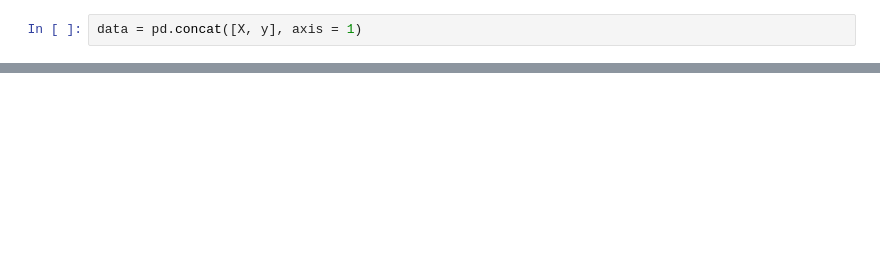
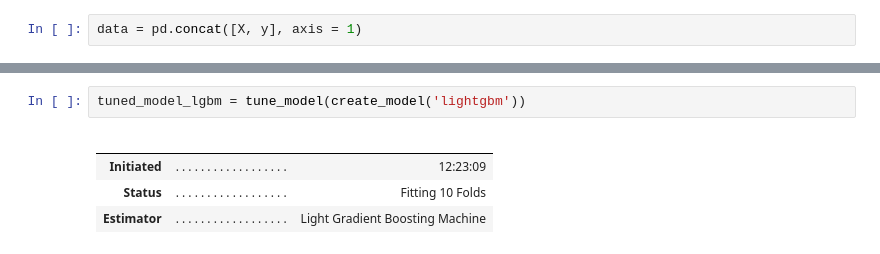
Before and after one commit to Mashrafi27/SOAP, a Jupyter notebook: KernelPCA.ipynb, the cells around one changed output, grey strips where cells are left out. Drawn from its saved outputs; the diff is of its cells as text; blank space fills up the shorter version.

```diff
--- a/KernelPCA.ipynb
+++ b/KernelPCA.ipynb
@@ -396,0 +333,8 @@ best_model = compare_models()
+# %%
+tuned_model_lgbm = tune_model(create_model('lightgbm'))
+# %% [output]
+|  |  |  |
+|  |  |  |
+| Initiated | . . . . . . . . . . . . . . . . . . | 12:23:09 |
+| Status | . . . . . . . . . . . . . . . . . . | Fitting 10 Folds |
+| Estimator | . . . . . . . . . . . . . . . . . . | Light Gradient Boosting Machine |
```
Also changed, not shown: parts of 21 cells of this notebook, 12 other files.
